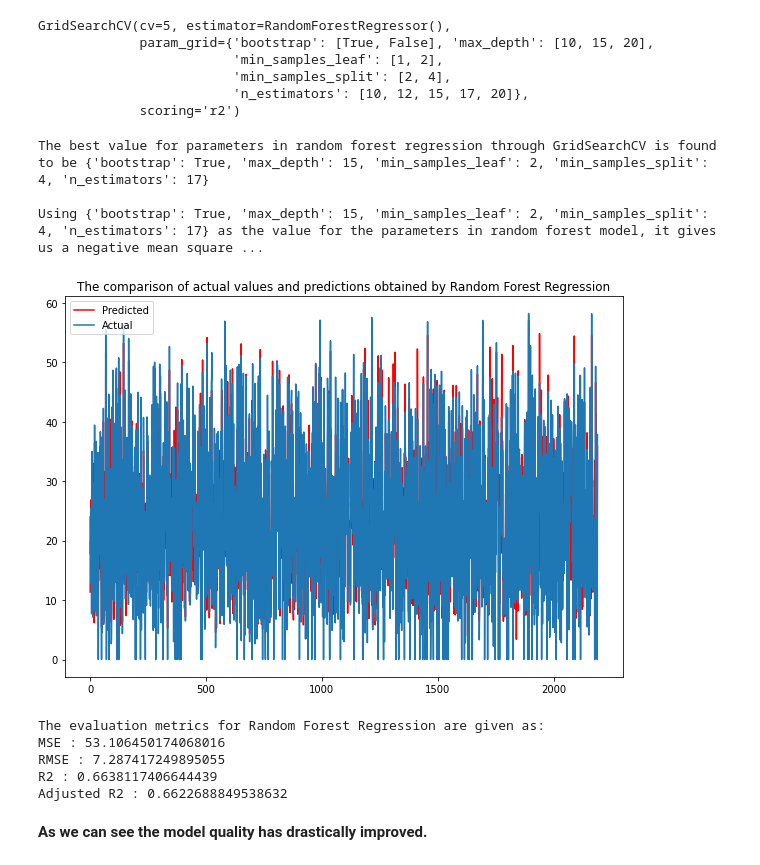
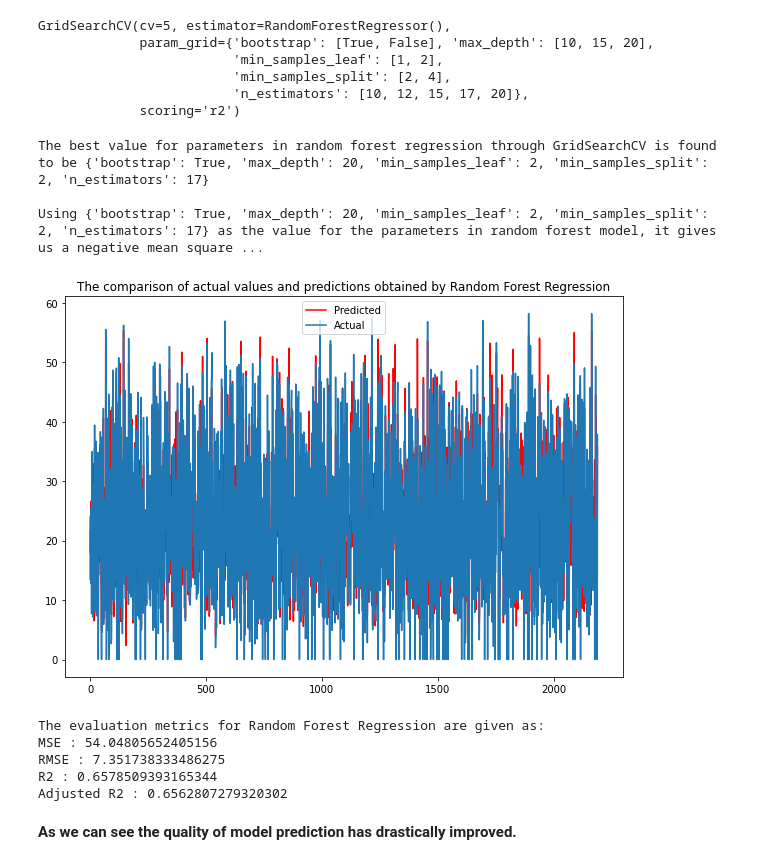
Before and after one commit to Syed-Adnan-S/Bike-Sharing-Demand-Prediction-Capstone-Project, a Jupyter notebook: Bike_Sharing_Demand_Prediction_Capstone_Project_Syed_Adnan_S.ipynb, the cells around one changed output. Drawn from its saved outputs; the diff is of its cells as text; code cells hidden in the pictures.

```diff
--- a/Bike_Sharing_Demand_Prediction_Capstone_Project_Syed_Adnan_S.ipynb
+++ b/Bike_Sharing_Demand_Prediction_Capstone_Project_Syed_Adnan_S.ipynb
@@ -922,8 +925,8 @@ Ridge regression is a method of estimating the coefficients of regression models
 #Training the ridge regression model using GridSearchCV
 ridge = Ridge()
 parameters = {'alpha': [1,0.001,10,20,35,60,70,100,800,1200]}
-ridge_model = GridSearchCV(ridge, parameters, scoring='neg_mean_squared_error', cv=3)
-ridge_model.fit(X_train,Y_train)
+ridge_model_grid = GridSearchCV(ridge, parameters, scoring='neg_mean_squared_error', cv=3)
+ridge_model_grid.fit(X_train,Y_train)
 # %% [output]
 GridSearchCV(cv=3, estimator=Ridge(),
              param_grid={'alpha': [1, 0.001, 10, 20, 35, 60, 70, 100, 800,
@@ -968,8 +969,8 @@ Lasso regression analysis is a shrinkage and variable selection method for linea
 #Creating a Lasso regression model using GridSearchCV
 lasso = Lasso()
 parameters = {'alpha': [0.8,1,10,20,40,80,100,300,700,1000]}
-lasso_model = GridSearchCV(lasso, parameters, scoring='neg_mean_squared_error', cv=5)
-lasso_model.fit(X_train, Y_train)
+lasso_model_grid = GridSearchCV(lasso, parameters, scoring='neg_mean_squared_error', cv=5)
+lasso_model_grid.fit(X_train, Y_train)
 # %% [output]
 GridSearchCV(cv=5, estimator=Lasso(),
              param_grid={'alpha': [0.8, 1, 10, 20, 40, 80, 100, 300, 700,
@@ -1022,8 +1021,8 @@ parameters = {'n_estimators' : [int(x) for x in np.linspace(start=10,stop=20, nu
              'bootstrap' : [True,False]
              }
 
-rf_model = GridSearchCV(rand_forest,parameters,scoring='r2',cv=5)
-rf_model.fit(X_train,Y_train)
+rf_model_grid = GridSearchCV(rand_forest,parameters,scoring='r2',cv=5)
+rf_model_grid.fit(X_train,Y_train)
 # %% [output]
 GridSearchCV(cv=5, estimator=RandomForestRegressor(),
              param_grid={'bootstrap': [True, False], 'max_depth': [10, 15, 20],
@@ -1033,33 +1032,31 @@ GridSearchCV(cv=5, estimator=RandomForestRegressor(),
              scoring='r2')
 # %%
 #Getting the best parameters for Random Forest regression fetched through GridSearchCV
-print(f'The best value for parameters in random forest regression through GridSearchCV is found to be {rf_model.best_params_}')
-print(f'\nUsing {rf_model.best_params_} as the value for the parameters in random forest model, it gives us a negative mean squared error of: {rf_model.best_score_}')
+print(f'The best value for parameters in random forest regression through GridSearchCV is found to be {rf_model_grid.best_params_}')
+print(f'\nUsing {rf_model_grid.best_params_} as the value for the parameters in random forest model, it gives us a negative mean squared error of: {rf_model_grid.best_score_}')
 # %% [output]
-The best value for parameters in random forest regression through GridSearchCV is found to be {'bootstrap': True, 'max_depth': 15, 'min_samples_leaf': 2, 'min_samples_split': 4, 'n_estimators': 17}
+The best value for parameters in random forest regression through GridSearchCV is found to be {'bootstrap': True, 'max_depth': 20, 'min_samples_leaf': 2, 'min_samples_split': 2, 'n_estimators': 17}
 
-Using {'bootstrap': True, 'max_depth': 15, 'min_samples_leaf': 2, 'min_samples_split': 4, 'n_estimators': 17} as the value for the parameters in random forest model, it gives us a negative mean square ...
+Using {'bootstrap': True, 'max_depth': 20, 'min_samples_leaf': 2, 'min_samples_split': 2, 'n_estimators': 17} as the value for the parameters in random forest model, it gives us a negative mean square ...
+# %%
+#Fitting Random Forest model on the dataset with appropriate paramter values
+rf_model = RandomForestRegressor(bootstrap=True,max_depth=20,min_samples_leaf=2,min_samples_split=4,n_estimators=15).fit(X_train,Y_train)
 # %%
 #Predicting values of the independent variable on the test set
 Y_test_pred_rf = rf_model.predict(X_test)
-# %%
-#Plotting the prediction results
-plt.figure(figsize=(10,7))
-plt.title("The comparison of actual values and predictions obtained by Random Forest Regression")
-plt.plot((Y_test_pred_rf),color='red')
-plt.plot(np.array((Y_test)))
-plt.legend(["Predicted","Actual"])
-plt.show()
-# %% [output]
-[figure, removed]
+# %%
+#Plotting the comparison between actual and predicted values obtained by Random Forest Regression
+plot_comparison(Y_test_pred_rf,'Random Forest Regression')
+# %% [output]
+[figure, added]
 # %%
 #Calculating the evaluation metrics for Random Forest Regression
 eval_metrics(Y_test_pred_rf,'Random Forest Regression')
 # %% [output]
 The evaluation metrics for Random Forest Regression are given as:
-MSE : 53.106450174068016
-RMSE : 7.287417249895055
-R2 : 0.6638117406644439
-Adjusted R2 : 0.6622688849538632
+MSE : 54.04805652405156
+RMSE : 7.351738333486275
+R2 : 0.6578509393165344
+Adjusted R2 : 0.6562807279320302
 # %% [markdown]
-<b>As we can see the model quality has drastically improved.</b>
+<b>As we can see the quality of model prediction has drastically improved.</b>
```
Also changed, not shown: parts of 23 cells of this notebook.
